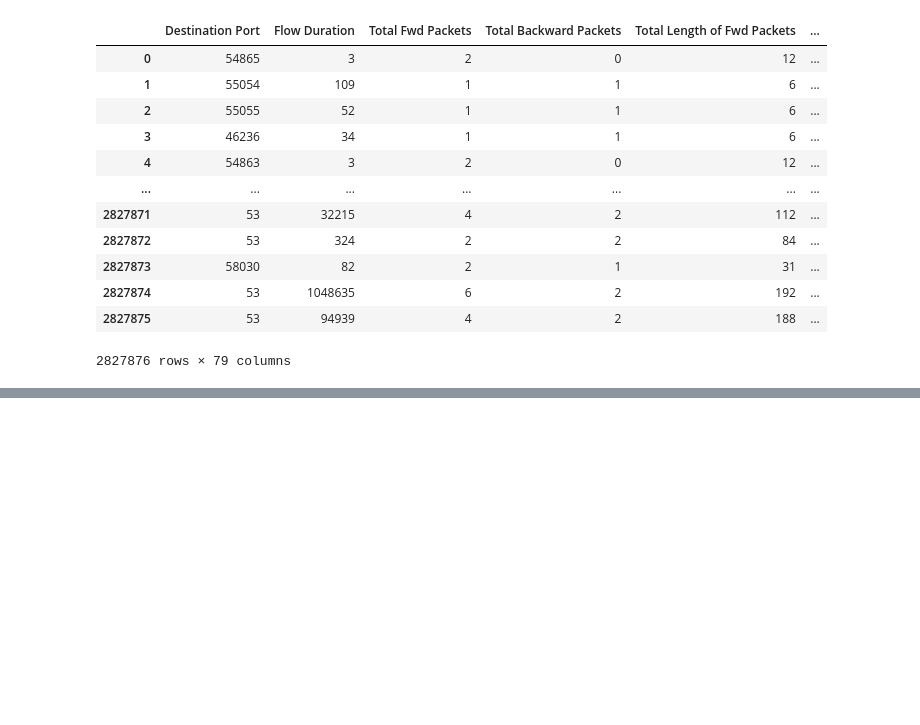
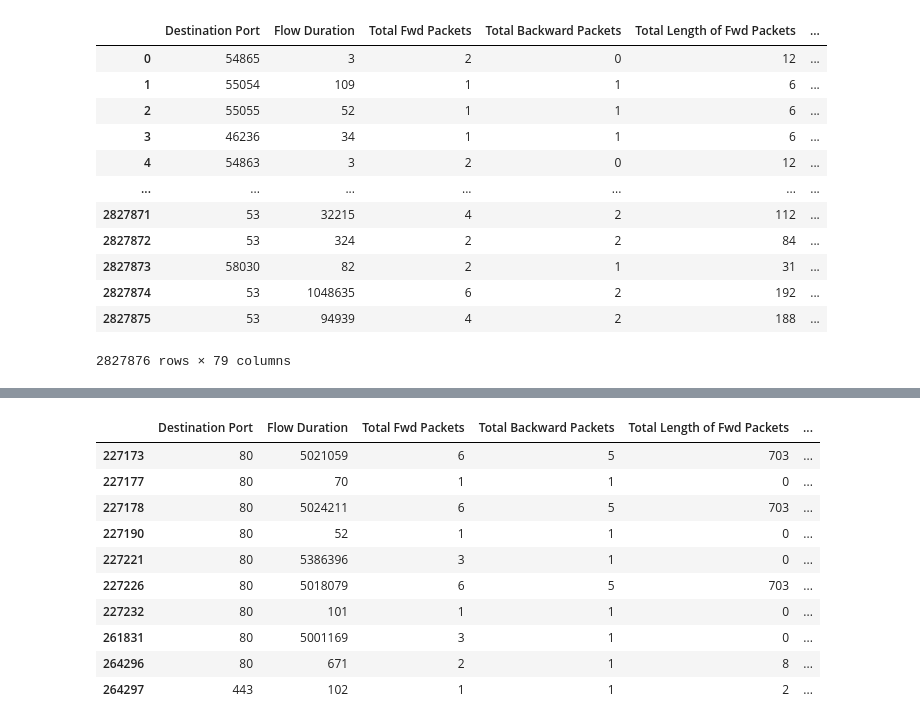
Before and after one commit to thejysplay/CIC-IDS-attack-detection, a Jupyter notebook: MachineLearningCSV_Data analysis.ipynb, the cells around one changed output, grey strips where cells are left out. Cells and saved outputs as stored; diff of their text form; code cells hidden in the pictures; blank space fills up the shorter version.

```diff
--- a/MachineLearningCSV_Data analysis.ipynb
+++ b/MachineLearningCSV_Data analysis.ipynb
@@ -566,0 +598,14 @@ memory usage: 1.7+ GB
+# %%
+main_set[main_set[' Label'] == 'PortScan'].head(10)
+# %% [output]
+|  | Destination Port | Flow Duration | Total Fwd Packets | Total Backward Packets | Total Length of Fwd Packets | ... |
+| 227173 | 80 | 5021059 | 6 | 5 | 703 | ... |
+| 227177 | 80 | 70 | 1 | 1 | 0 | ... |
+| 227178 | 80 | 5024211 | 6 | 5 | 703 | ... |
+| 227190 | 80 | 52 | 1 | 1 | 0 | ... |
+| 227221 | 80 | 5386396 | 3 | 1 | 0 | ... |
+| 227226 | 80 | 5018079 | 6 | 5 | 703 | ... |
+| 227232 | 80 | 101 | 1 | 1 | 0 | ... |
+| 261831 | 80 | 5001169 | 3 | 1 | 0 | ... |
+| 264296 | 80 | 671 | 2 | 1 | 8 | ... |
+| 264297 | 443 | 102 | 1 | 1 | 2 | ... |
```
Also changed, not shown: parts of 17 cells of this notebook.
